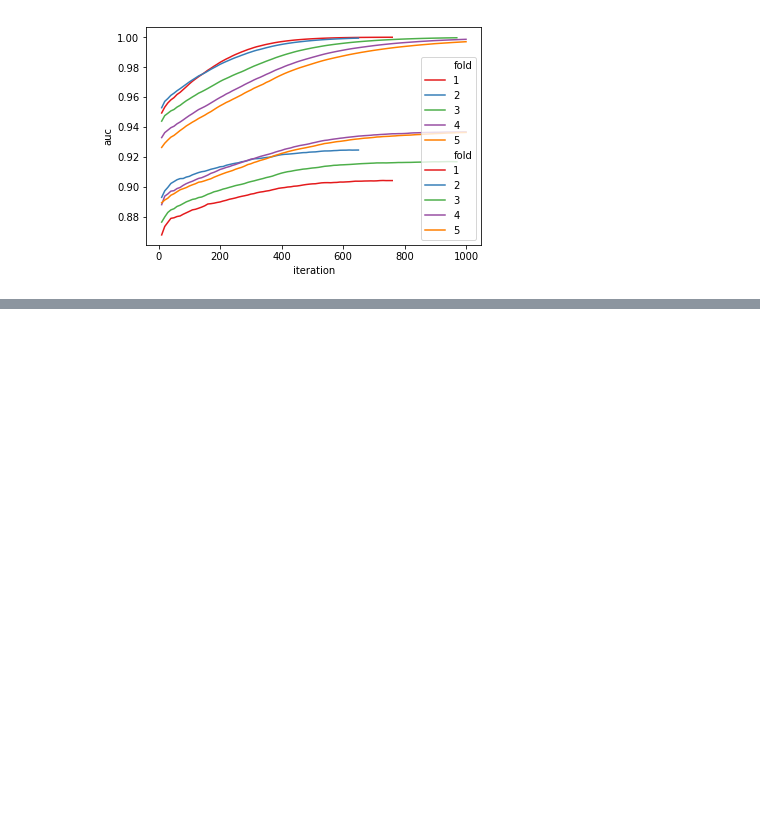
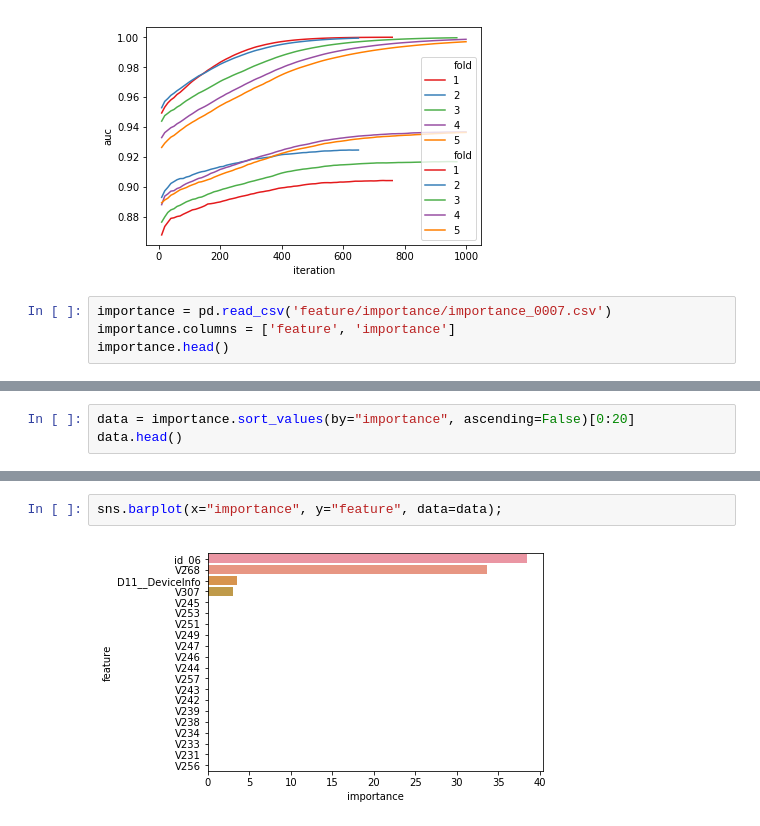
Before and after one commit to yota-p/02-ieee-fraud-detection, a Jupyter notebook: notebook/00-debug.ipynb, the cells around one changed output, grey strips where cells are left out. Drawn from its saved outputs; the diff is of its cells as text; blank space fills up the shorter version.

Commit message:
output feature importance

```diff
--- a/notebook/00-debug.ipynb
+++ b/notebook/00-debug.ipynb
@@ -66,3 +72,7 @@ plt.ylabel('auc')
 # %% [output]
 Text(0, 0.5, 'auc')
 [figure]
+# %%
+importance = pd.read_csv('feature/importance/importance_0007.csv')
+importance.columns = ['feature', 'importance']
+importance.head()
@@ -68,0 +86,3 @@ Text(0, 0.5, 'auc')
+# %%
+data = importance.sort_values(by="importance", ascending=False)[0:20]
+data.head()
@@ -68,0 +96,4 @@ Text(0, 0.5, 'auc')
+# %%
+sns.barplot(x="importance", y="feature", data=data);
+# %% [output]
+[figure, added]
```
Also changed, not shown: parts of 4 cells of this notebook, 11 other files.
